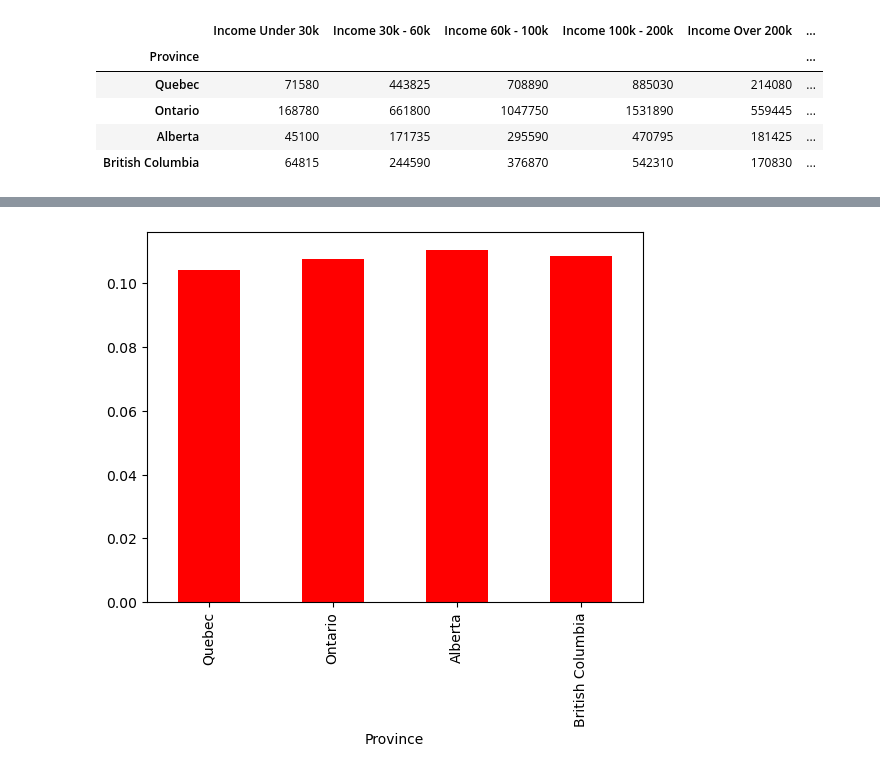
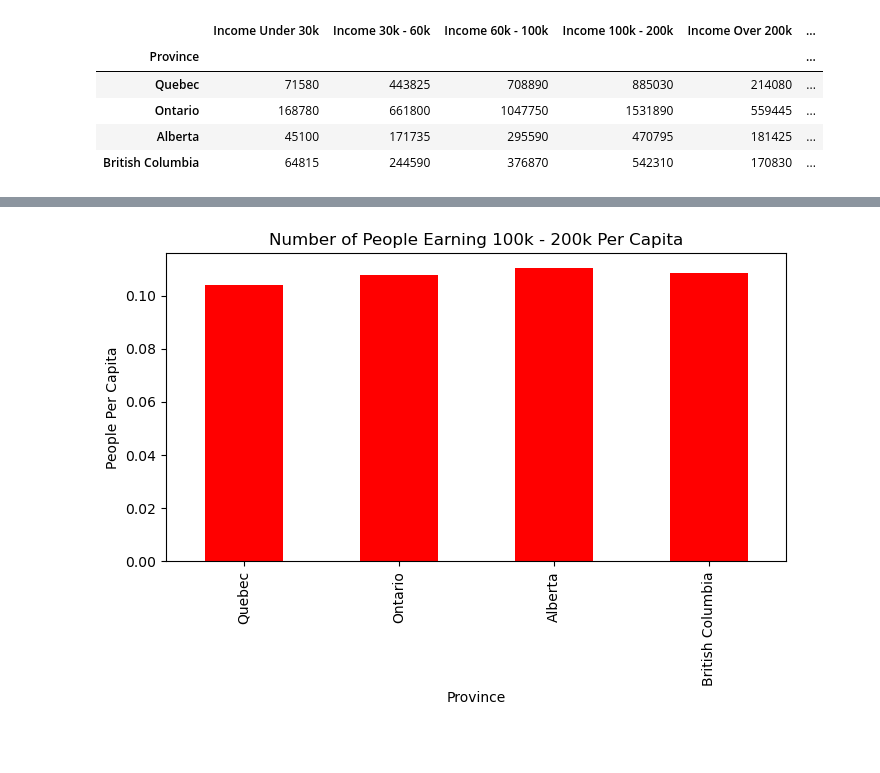
Before and after one commit to BehnooshNasri/project_one, a Jupyter notebook: Esi_Income_Analysis.ipynb, the cells around one changed output, grey strips where cells are left out. Saved outputs shown, nothing was run; the diff lists cells and outputs as text; code cells hidden in the pictures; blank space fills up the shorter version.

```diff
--- a/Esi_Income_Analysis.ipynb
+++ b/Esi_Income_Analysis.ipynb
@@ -34,9 +37,12 @@ grad_school_clean
 | 2 | Earned doctorate | 279,665 | 63,275 | 119,120 | 27,315 | 43,440 |
 | 3 | Total | 2,234,375 | 467,825 | 996,085 | 215,435 | 340,570 |
 # %%
+# Rename columns to more relevant names and set index
 grad_school_df = grad_school_clean.rename(columns={'Highest certificate, diploma or degree': 'Highest Education'})
 grad_school_df = grad_school_df.set_index('Highest Education')
-grad_school_clean_df = grad_school_df.rename(index={'Degree in medicine, dentistry, veterinary medicine or optometry': 'Medical degree'})
+grad_school_clean_df = grad_school_df.rename(index={'Degree in medicine, dentistry, veterinary medicine or optometry': 'Medical Degree',
+                                                    "Master's degree": "Master's Degree",
+                                                    'Earned doctorate ': 'Earned Doctorate'})
 grad_school_clean_df
 # %% [output]
 |  | Canada | Quebec | Ontario | Alberta | British Columbia |
@@ -146,7 +158,16 @@ plt.show()
 # %%
+# From the graph, select the mode income group for each province and find the ratio to total population
+# Plot a graph to show the disparity/difference across provinces for that income group
 income_percapita_graph = combined_df['100k - 200k Per Capita']
-income_percapita_graph.plot(kind='bar', color='red')
+income_percapita_graph.plot(kind='bar', color='r', figsize= (8, 4),
+                 title = 'Number of People Earning 100k - 200k Per Capita',
+                 xlabel = 'Province',
+                 ylabel = 'People Per Capita')
+
+# Save as image
+plt.savefig('output_income/Income_Percapita.png')
+
 plt.show()
 # %% [output]
-[figure, old version]
+[figure, new version]
 # %%
```
Also changed, not shown: parts of 15 cells of this notebook, 4 other files.
